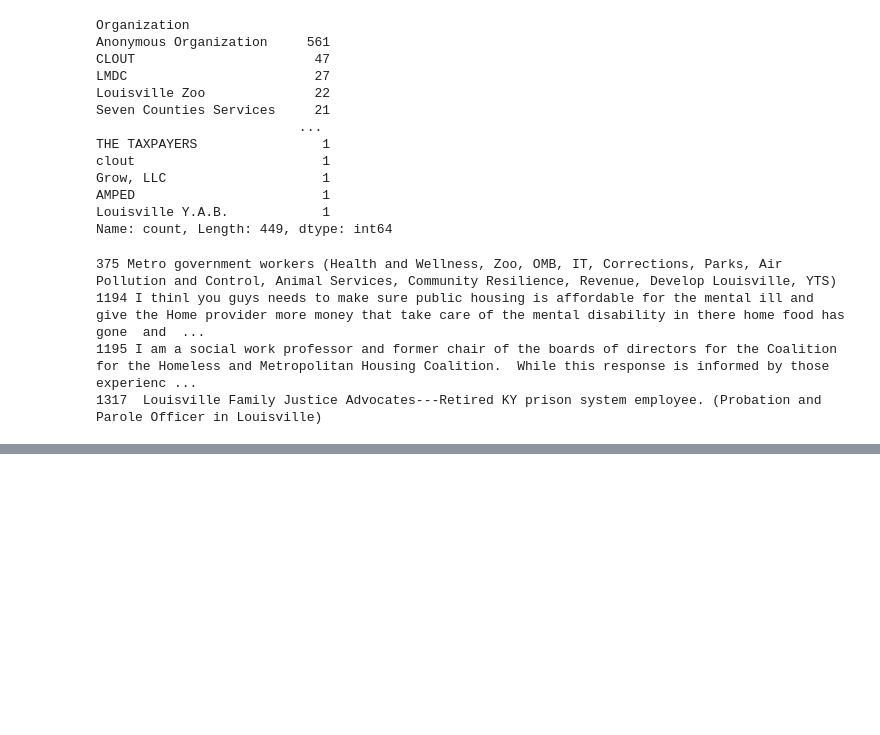
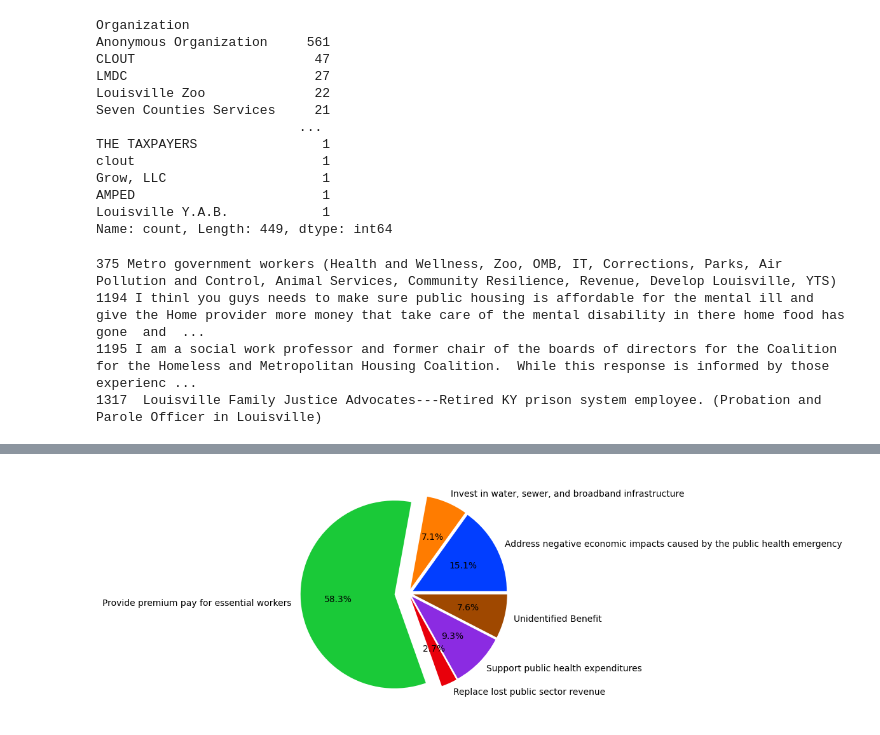
Before and after one commit to matt-harvey-data/American_Recovery_Plan_Code_You, a Jupyter notebook: ARP_Data_Mini_Project.ipynb, the cells around one changed output, grey strips where cells are left out. Saved outputs shown, nothing was run; the diff lists cells and outputs as text; code cells hidden in the pictures; blank space fills up the shorter version.

```diff
--- a/ARP_Data_Mini_Project.ipynb
+++ b/ARP_Data_Mini_Project.ipynb
@@ -444,3 +445,14 @@ df[df['Organization'].str.contains('Fire')]
 # I can then refresh the bar chart and note that all these categories have moved into one bar
 for i in df[(df['Organization'].str.contains('Fire')) | (df['Organization'] == 'LFD') | (df['Organization'] == 'Louisville fire')].index:
     df.loc[i, 'Organization'] = 'Louisville Fire Department'
+# %%
+# Answer the What!
+
+# Define pie chart to show what the ARP funding is being allocated for
+ax = df.groupby('Social Benefit')['Entry Id'].count().plot(kind='pie', autopct='%1.1f%%', explode=[0.05, 0.05, 0.15, 0.05, 0.05, 0.05],
+                                                           colors = sns.color_palette('bright'))
+ax.yaxis.set_visible(False)
+colors = sns.color_palette('dark')
+plt.show()
+# %% [output]
+[figure, added]
```
Also changed, not shown: parts of 5 cells of this notebook, 1 other file.
